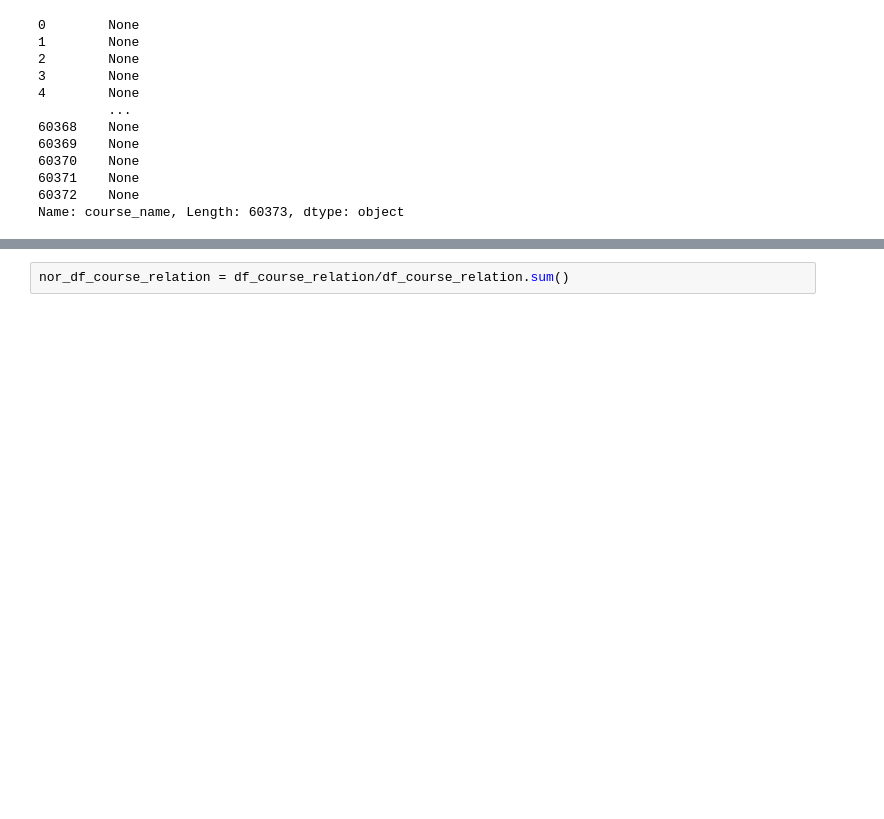
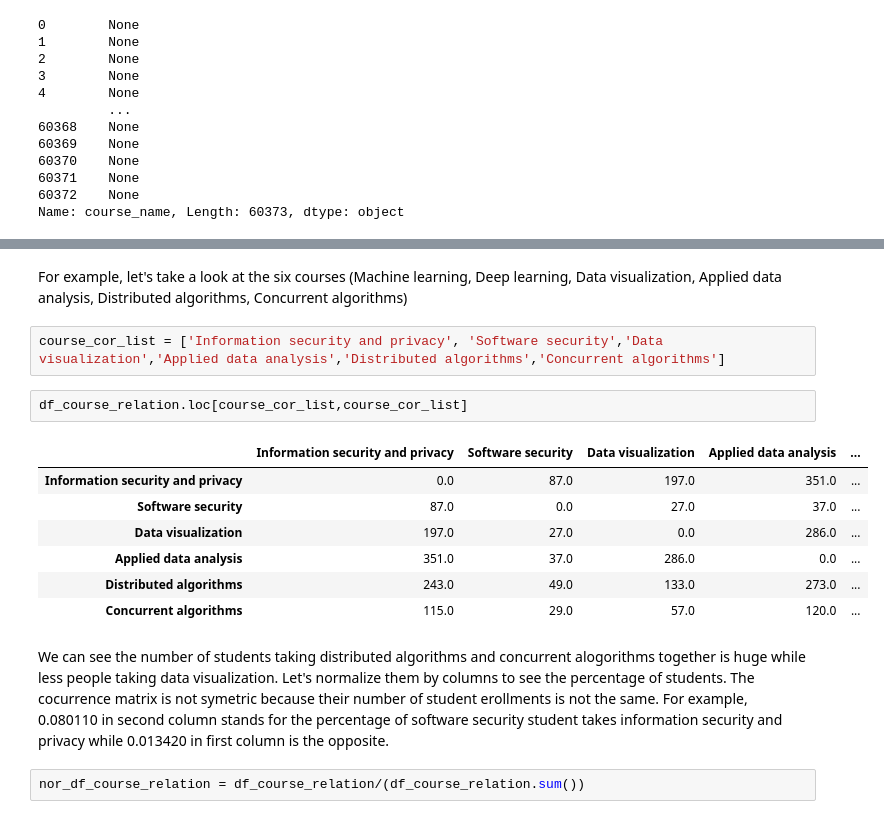
Before and after one commit to com-480-data-visualization/com-480-project-xiaozu, a Jupyter notebook: src/data-analysis/Pre-analysis.ipynb, the cells around one changed output, grey strips where cells are left out. Drawn from its saved outputs; the diff is of its cells as text; blank space fills up the shorter version.

```diff
--- a/src/data-analysis/Pre-analysis.ipynb
+++ b/src/data-analysis/Pre-analysis.ipynb
@@ -223,2 +251,18 @@ df_course_relation
+# %% [markdown]
+For example, let's take a look at the six courses (Machine learning, Deep learning, Data visualization, Applied data analysis, Distributed algorithms, Concurrent algorithms)
+# %%
+course_cor_list = ['Information security and privacy', 'Software security','Data visualization','Applied data analysis','Distributed algorithms','Concurrent algorithms']
+# %%
+df_course_relation.loc[course_cor_list,course_cor_list]
+# %% [output]
+|  | Information security and privacy | Software security | Data visualization | Applied data analysis | ... |
+| Information security and privacy | 0.0 | 87.0 | 197.0 | 351.0 | ... |
+| Software security | 87.0 | 0.0 | 27.0 | 37.0 | ... |
+| Data visualization | 197.0 | 27.0 | 0.0 | 286.0 | ... |
+| Applied data analysis | 351.0 | 37.0 | 286.0 | 0.0 | ... |
+| Distributed algorithms | 243.0 | 49.0 | 133.0 | 273.0 | ... |
+| Concurrent algorithms | 115.0 | 29.0 | 57.0 | 120.0 | ... |
+# %% [markdown]
+We can see the number of students taking distributed algorithms and concurrent alogorithms together is huge while less people taking data visualization. Let's normalize them by columns to see the percentage of students. The cocurrence matrix is not symetric because their number of student erollments is not the same. For example, 0.080110 in second column stands for the percentage of software security student takes information security and privacy while 0.013420 in first column is the opposite.
 # %%
-nor_df_course_relation = df_course_relation/df_course_relation.sum()
+nor_df_course_relation = df_course_relation/(df_course_relation.sum())
```
Also changed, not shown: parts of 16 cells of this notebook.
